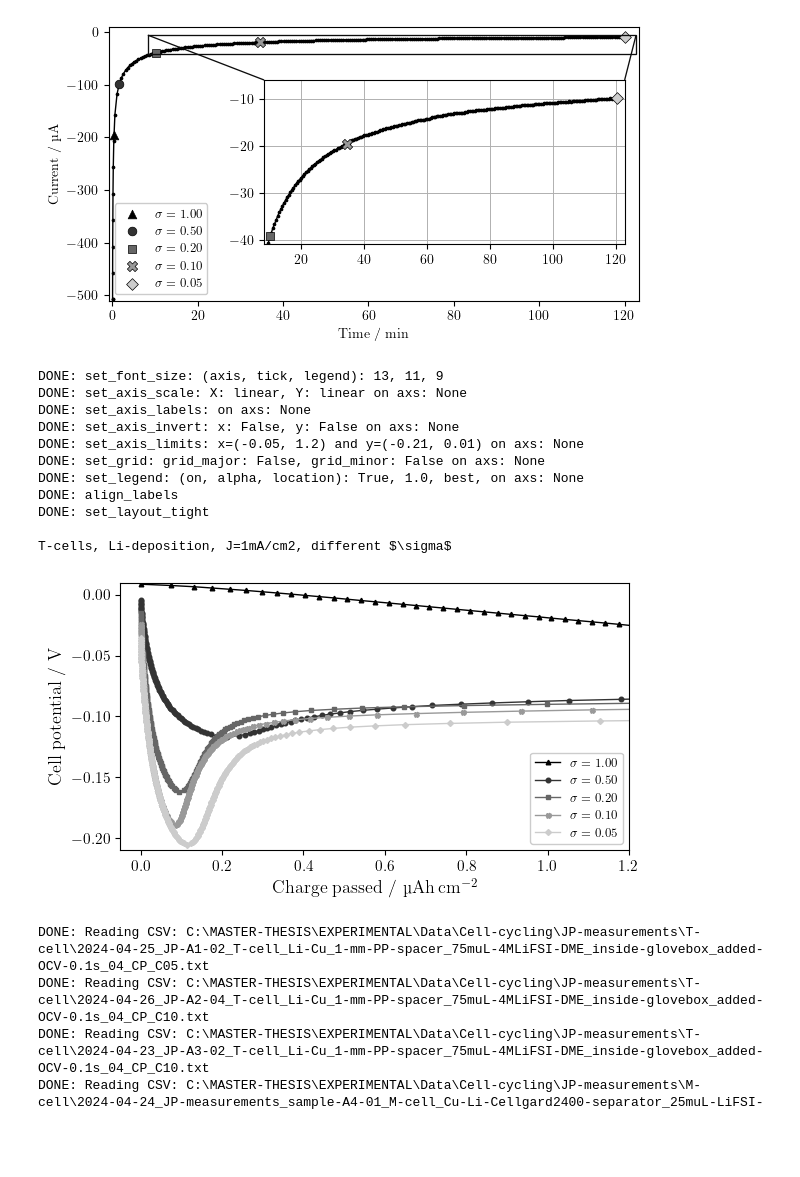
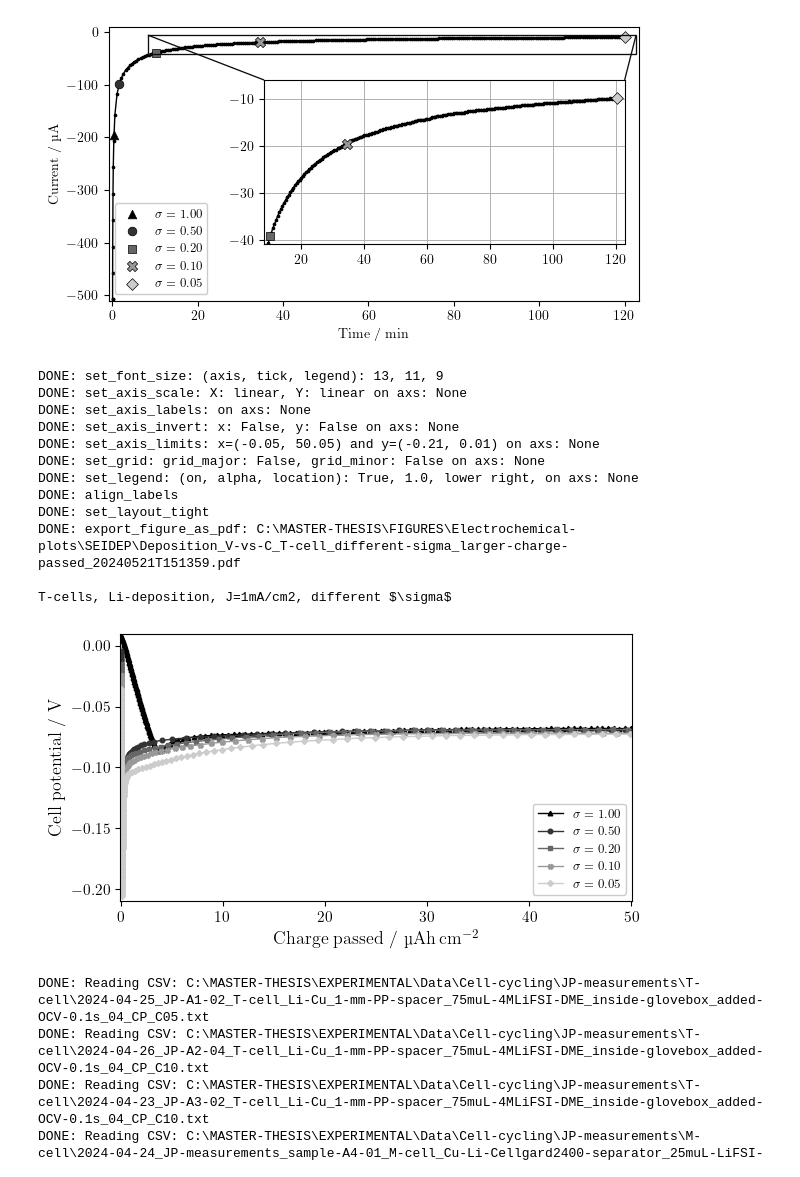
Before and after one commit to GottfridOlsson/MASTER-THESIS, a Jupyter notebook: EXPERIMENTAL/Python-scripts/Electrochemical-plots.ipynb, the cells around one changed output. Saved outputs shown, nothing was run; the diff lists cells and outputs as text; code cells hidden in the pictures; blank space fills up the shorter version.

Commit message:
Figures

```diff
--- a/EXPERIMENTAL/Python-scripts/Electrochemical-plots.ipynb
+++ b/EXPERIMENTAL/Python-scripts/Electrochemical-plots.ipynb
@@ -241,39 +241,40 @@ fig, axs = plt.subplots(nrows=1, ncols=1, figsize=(fig_width_cm/2.54, fig_height
 # Plot your data (axs.plot, .errorbar, .hist, ...) # SEIDEP_sigma_x_MB = [t, V, I, error]
 axs.plot(SEIDEP_sigma_1_CP_deposited_amount,   SEIDEP_sigma_1_CP[1],   linewidth=1, linestyle='-', color=five_grayscale_colors[0], marker=markers[0], markersize=marker_sizes[0], label='$\\sigma=1.00$')
 axs.plot(SEIDEP_sigma_05_CP_deposited_amount,  SEIDEP_sigma_05_CP[1],  linewidth=1, linestyle='-', color=five_grayscale_colors[1], marker=markers[1], markersize=marker_sizes[1], label='$\\sigma=0.50$')
 axs.plot(SEIDEP_sigma_02_CP_deposited_amount,  SEIDEP_sigma_02_CP[1],  linewidth=1, linestyle='-', color=five_grayscale_colors[2], marker=markers[2], markersize=marker_sizes[2], label='$\\sigma=0.20$')
 axs.plot(SEIDEP_sigma_01_CP_deposited_amount,  SEIDEP_sigma_01_CP[1],  linewidth=1, linestyle='-', color=five_grayscale_colors[3], marker=markers[3], markersize=marker_sizes[3], label='$\\sigma=0.10$')
 axs.plot(SEIDEP_sigma_005_CP_deposited_amount, SEIDEP_sigma_005_CP[1], linewidth=1, linestyle='-', color=five_grayscale_colors[4], marker=markers[4], markersize=marker_sizes[4], label='$\\sigma=0.05$')
 #axs.plot(SEIDEP_sigma_005_CP_2_deposited_amount, SEIDEP_sigma_005_CP_2[1], linewidth=1, linestyle='-', color=five_grayscale_colors[4], marker=markers[4], markersize=marker_sizes[4], label='$\\sigma=0.05$ extra')
 
 # Settings for each axis (axs)
 f.set_font_size(axis=font_size_axis, tick=font_size_tick, legend=font_size_legend)
 f.set_axis_scale(   axs, xScale_string='linear', yScale_string='linear')
 f.set_axis_labels(  axs, x_label='Charge passed / \\textmu Ah\\,cm$^{-2}$', y_label='Cell potential / V')
 f.set_axis_invert(  axs, x_invert=False, y_invert=False)
-f.set_axis_limits(  axs, xmin=-0.05, xmax=1.2, ymin=-0.21, ymax=0.01)
+f.set_axis_limits(  axs, xmin=-0.05, xmax=1.2, ymin=-0.21, ymax=0.01) #xmax=50.05
 f.set_grid(         axs, grid_major_on=grid_major, grid_major_linewidth=0.7, grid_minor_on=grid_minor, grid_minor_linewidth=0.3) # set_grid must be after set_axis_scale for some reason (at least with 'log')
-f.set_legend(       axs, legend_on=legend_on, alpha=1.0, location='best')
+f.set_legend(       axs, legend_on=legend_on, alpha=1.0, location='lower right')
 f.align_labels(fig)
 f.set_layout_tight(fig)
 
-PDF_path_SEIDEP_V_vs_C_different_sigma = electrochemical_figures_export_root_path + 'SEIDEP\\Deposition_V-vs-C_T-cell_different-sigma_' + get_current_date_and_time_as_ISO8601_string() + '.pdf'
+PDF_path_SEIDEP_V_vs_C_different_sigma = electrochemical_figures_export_root_path + 'SEIDEP\\Deposition_V-vs-C_T-cell_different-sigma_larger-charge-passed_' + get_current_date_and_time_as_ISO8601_string() + '.pdf'
 #f.export_figure_as_pdf(PDF_path_SEIDEP_V_vs_C_different_sigma)
 print('\nT-cells, Li-deposition, J=1mA/cm2, different $\\sigma$')
 plt.show()
 # %% [output]
 DONE: set_font_size: (axis, tick, legend): 13, 11, 9
 DONE: set_axis_scale: X: linear, Y: linear on axs: None
 DONE: set_axis_labels: on axs: None
 DONE: set_axis_invert: x: False, y: False on axs: None
-DONE: set_axis_limits: x=(-0.05, 1.2) and y=(-0.21, 0.01) on axs: None
+DONE: set_axis_limits: x=(-0.05, 50.05) and y=(-0.21, 0.01) on axs: None
 DONE: set_grid: grid_major: False, grid_minor: False on axs: None
-DONE: set_legend: (on, alpha, location): True, 1.0, best, on axs: None
+DONE: set_legend: (on, alpha, location): True, 1.0, lower right, on axs: None
 DONE: align_labels
 DONE: set_layout_tight
+DONE: export_figure_as_pdf: C:\MASTER-THESIS\FIGURES\Electrochemical-plots\SEIDEP\Deposition_V-vs-C_T-cell_different-sigma_larger-charge-passed_20240521T151359.pdf
 
 T-cells, Li-deposition, J=1mA/cm2, different $\sigma$
-[figure, old version]
+[figure, new version]
 # %%
 # Paths for data JP-measurements #
 
```
Also changed, not shown: 3 other files.
